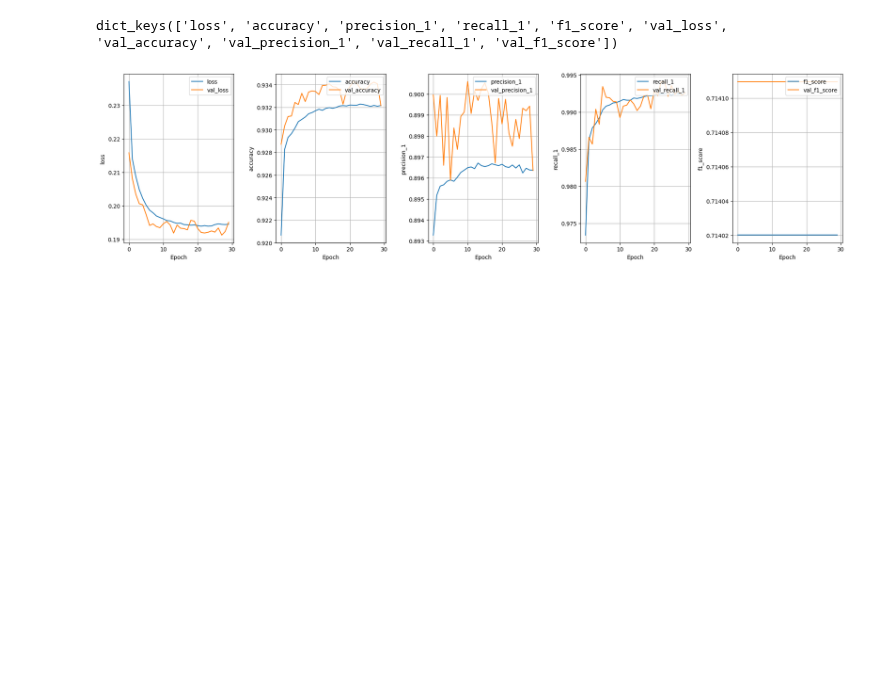
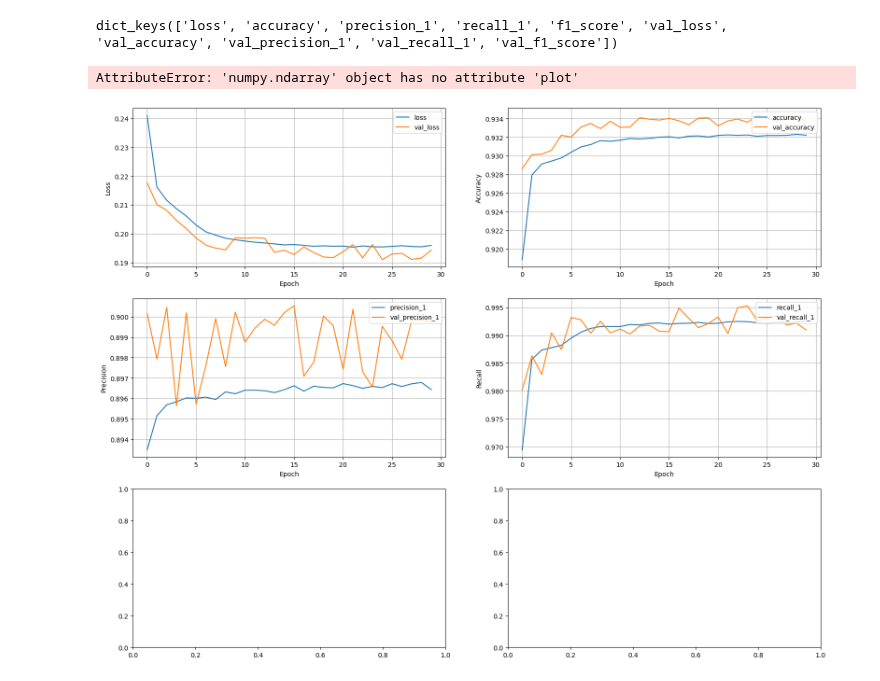
Before and after one commit to AnastasiaBrinati/Progetto-ML-23-24, a Jupyter notebook: task1_centralizzato.ipynb, the cells around one changed output. Saved outputs shown, nothing was run; the diff lists cells and outputs as text; code cells hidden in the pictures; blank space fills up the shorter version.

```diff
--- a/task1_centralizzato.ipynb
+++ b/task1_centralizzato.ipynb
@@ -305,47 +292,62 @@ history.history.keys()
 # %% [output]
 dict_keys(['loss', 'accuracy', 'precision_1', 'recall_1', 'f1_score', 'val_loss', 'val_accuracy', 'val_precision_1', 'val_recall_1', 'val_f1_score'])
 # %%
+import matplotlib.pyplot as plt
+from tabulate import tabulate
+
 def plot_loss(history):
-  fig, (ax1, ax2, ax3, ax4, ax5) = plt.subplots(1, 5, figsize=(19, 5))
-  ax1.plot(history.history['loss'], label='loss')
-  ax1.plot(history.history['val_loss'], label='val_loss')
+    fig, ((ax1, ax2), (ax3, ax4), ax5) = plt.subplots(3, 2, figsize=(19, 15))
 
-  ax2.plot(history.history['accuracy'], label='accuracy')
-  ax2.plot(history.history['val_accuracy'], label='val_accuracy')
+    ax1.plot(history.history['loss'], label='loss')
+    ax1.plot(history.history['val_loss'], label='val_loss')
+    ax1.set(xlabel='Epoch', ylabel='Loss')
+    ax1.legend(loc="upper right")
+    ax1.grid(True)
 
-  ax3.plot(history.history['precision_1'], label='precision_1')
-  ax3.plot(history.history['val_precision_1'], label='val_precision_1')
+    ax2.plot(history.history['accuracy'], label='accuracy')
+    ax2.plot(history.history['val_accuracy'], label='val_accuracy')
+    ax2.set(xlabel='Epoch', ylabel='Accuracy')
+    ax2.legend(loc="upper right")
+    ax2.grid(True)
 
-  ax4.plot(history.history['recall_1'], label='recall_1')
-  ax4.plot(history.history['val_recall_1'], label='val_recall_1')
+    ax3.plot(history.history['precision_1'], label='precision_1')
+    ax3.plot(history.history['val_precision_1'], label='val_precision_1')
+    ax3.set(xlabel='Epoch', ylabel='Precision')
+    ax3.legend(loc="upper right")
+    ax3.grid(True)
 
-  ax5.plot(history.history['f1_score'], label='f1_score')
-  ax5.plot(history.history['val_f1_score'], label='val_f1_score')
+    ax4.plot(history.history['recall_1'], label='recall_1')
+    ax4.plot(history.history['val_recall_1'], label='val_recall_1')
+    ax4.set(xlabel='Epoch', ylabel='Recall')
+    ax4.legend(loc="upper right")
+    ax4.grid(True)
 
+    ax5.plot(history.history['f1_score'], label='f1_score')
+    ax5.plot(history.history['val_f1_score'], label='val_f1_score')
+    ax5.set(xlabel='Epoch', ylabel='F1 Score')
+    ax5.legend(loc="upper right")
+    ax5.grid(True)
 
-  ax1.set(xlabel='Epoch', ylabel='loss')
-  ax1.legend(loc="upper right")
-  ax1.grid(True)
+    fig.tight_layout()
 
-  ax2.set(xlabel='Epoch', ylabel='accuracy')
-  ax2.legend(loc="upper right")
-  ax2.grid(True)
+    # Tabella
+    data_table = [
+        ["Epoch", "Loss", "Accuracy", "Precision", "Recall", "F1 Score"],
+    ]
+    for epoch in range(len(history.history['loss'])):
+        data_table.append([
+            epoch+1,
+            history.history['loss'][epoch],
+            history.history['accuracy'][epoch],
+            history.history['precision_1'][epoch],
+            history.history['recall_1'][epoch],
+            history.history['f1_score'][epoch]
+        ])
 
-  ax3.set(xlabel='Epoch', ylabel='precision_1')
-  ax3.legend(loc="upper right")
-  ax3.grid(True)
-
-  ax4.set(xlabel='Epoch', ylabel='recall_1')
-  ax4.legend(loc="upper right")
-  ax4.grid(True)
-
-  ax5.set(xlabel='Epoch', ylabel='f1_score')
-  ax5.legend(loc="upper right")
-  ax5.grid(True)
-
-
-  fig.tight_layout()
+    table = tabulate(data_table, headers="firstrow", tablefmt="fancy_grid")
+    print(table)
 
 plot_loss(history)
 # %% [output]
+AttributeError: 'numpy.ndarray' object has no attribute 'plot'
-[figure, old version]
+[figure, new version]
```
Also changed, not shown: parts of 6 cells of this notebook.
